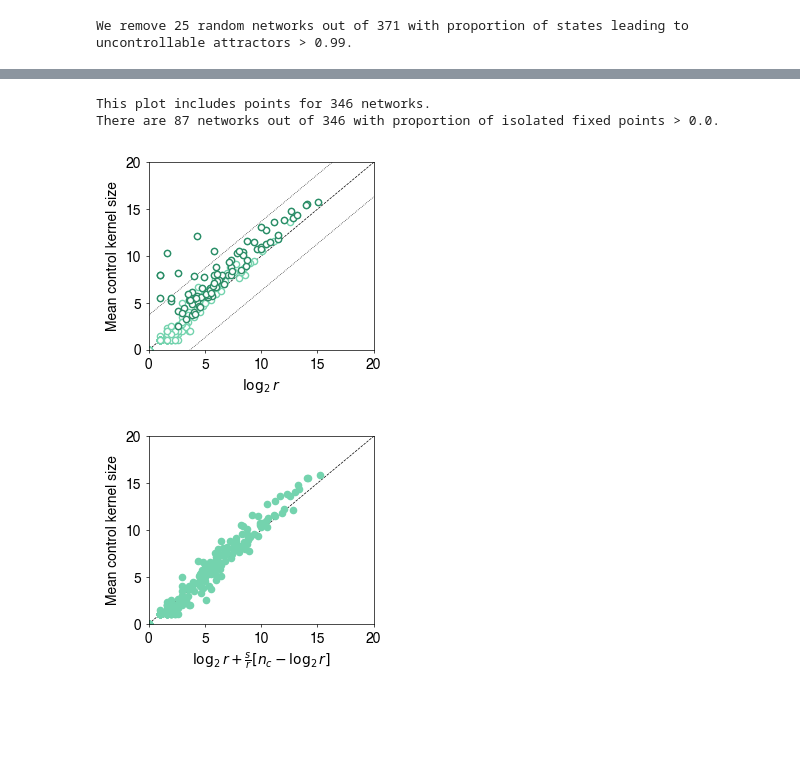
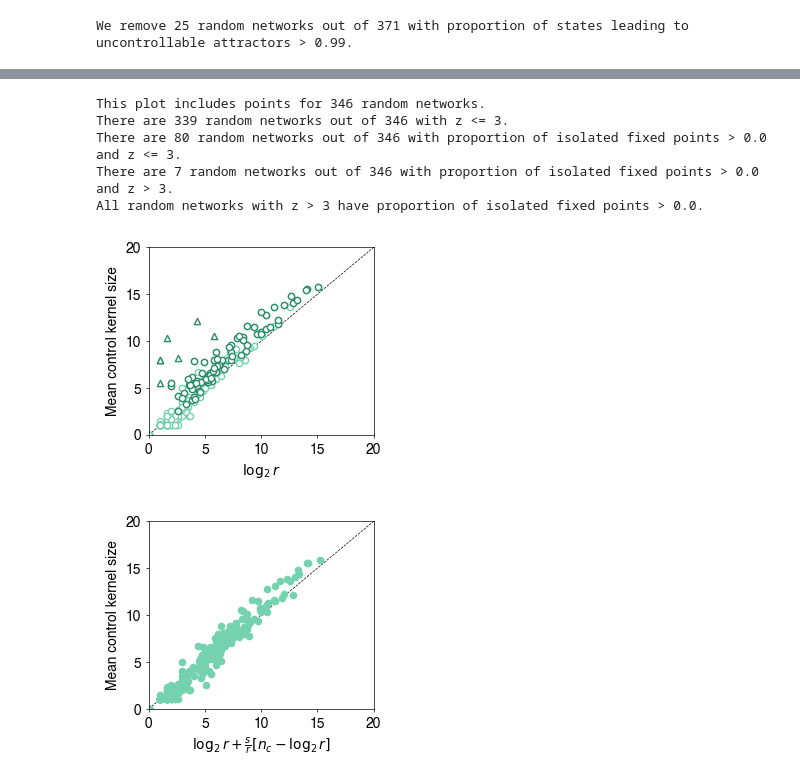
Before and after one commit to bcdaniels/Control-of-Synthetic-Boolean-Networks, a Jupyter notebook: CK_basin_sizes/basin-paper-figures.ipynb, the cells around one changed output, grey strips where cells are left out. Drawn from its saved outputs; the diff is of its cells as text; code cells hidden in the pictures; blank space fills up the shorter version.

```diff
--- a/CK_basin_sizes/basin-paper-figures.ipynb
+++ b/CK_basin_sizes/basin-paper-figures.ipynb
@@ -700,3 +701,9 @@ print("We remove {} random networks out of {} with proportion of states leading
     len(dfExactRandomAll)-len(dfExactRandomAll_Filtered),len(dfExactRandomAll),uncontrollable_fraction_threshold))
 # %% [output]
 We remove 25 random networks out of 371 with proportion of states leading to uncontrollable attractors > 0.99.
+# %%
+resids_random = dfExactRandomAll_Filtered['mean control kernel size'] - np.log2(dfExactRandomAll_Filtered['number of attractors'])
+resids_random_corrected = dfExactRandomAll_Filtered['mean control kernel size'] - dfExactRandomAll_Filtered['predict_ck_separate_isolated']
+
+zscores_random = (resids_random - np.mean(resids_random))/np.std(resids_random)
+zscores_random_corrected = (resids_random_corrected - np.mean(resids_random_corrected))/np.std(resids_random_corrected)
@@ -703,46 +767,67 @@ We remove 25 random networks out of 371 with proportion of states leading to unc
 # %%
 # plot control kernel size with respect to the number of attractors for random networks
 
 plt.figure(figsize=figsize)
-plt.scatter(np.log2(dfExactRandomAll_Filtered['number of attractors']),
-            dfExactRandomAll_Filtered['mean control kernel size'],
+df_random_smallz = dfExactRandomAll_Filtered[ abs(zscores_random) <= 3 ]
+plt.scatter(np.log2(df_random_smallz['number of attractors']),
+            df_random_smallz['mean control kernel size'],
             s=markersize,
             label='Actual CK size',
             c='w',
             edgecolors=colors1['random'])
-print("This plot includes points for {} networks.".format(dfExactRandomAll_Filtered['mean control kernel size'].count()))
+print("This plot includes points for {} random networks.".format(dfExactRandomAll_Filtered['mean control kernel size'].count()))
+print("There are {} random networks out of {} with z <= 3.".format(len(df_random_smallz),len(dfExactRandomAll_Filtered)))
 
 # highlight networks with large proportion of isolated fixed points
 threshold = 0.0
-dfExactRandomAll_largeProp = dfExactRandomAll_Filtered[dfExactRandomAll_Filtered['number of isolated fixed points'] > threshold]
+dfExactRandomAll_largeProp = dfExactRandomAll_Filtered[(dfExactRandomAll_Filtered['number of isolated fixed points'] > threshold) & \
+                                                        (abs(zscores_random) <= 3) ]
 plt.scatter(np.log2(dfExactRandomAll_largeProp['number of attractors']),
             dfExactRandomAll_largeProp['mean control kernel size'],
             s=markersize,
             label='Actual CK size',
             c='w',
             edgecolors=colors1['random dark'])
-print("There are {} networks out of {} with proportion of isolated fixed points > {}.".format(
+print("There are {} random networks out of {} with proportion of isolated fixed points > {} and z <= 3.".format(
     len(dfExactRandomAll_largeProp),len(dfExactRandomAll_Filtered),threshold))
+
+# highlight networks with large z
+df_random_largez = dfExactRandomAll_Filtered[ abs(zscores_random) > 3 ]
+plt.scatter(np.log2(df_random_largez['number of attractors']),
+            df_random_largez['mean control kernel size'],
+            s=markersize,
+            marker='^',
+            label='Actual CK size',
+            c='w',
+            edgecolors=colors1['random dark'])
+print("There are {} random networks out of {} with proportion of isolated fixed points > {} and z > 3.".format(
+    len(df_random_largez),len(dfExactRandomAll_Filtered),threshold))
+if len(df_random_largez[df_random_largez['number of isolated fixed points'] <= threshold])==0:
+    print("All random networks with z > 3 have proportion of isolated fixed points > {}.".format(threshold))
+else:
+    raise Exception
 
 plt.xlabel('$\\log_2{r}$')
 plt.ylabel('Mean control kernel size')
 #plt.xscale('log')
 plt.plot([minsize,maxsize],[minsize,maxsize],'k--',lw=0.5,zorder=-10)
 
-# 2024/7/25 include 3-sigma lines (do we want to include a mean offset?
-sigma_random = 1.23 # from enrico
-plt.plot([minsize,maxsize],[minsize+3*sigma_random,maxsize+3*sigma_random],'k:',lw=0.5,zorder=-10)
-plt.plot([minsize,maxsize],[minsize-3*sigma_random,maxsize-3*sigma_random],'k:',lw=0.5,zorder=-10)
+# # 2024/7/25 include 3-sigma lines (do we want to include a mean offset?)
+# plt.plot([minsize,maxsize],[minsize+3*sigma_random,maxsize+3*sigma_random],'k:',lw=0.5,zorder=-10)
+# plt.plot([minsize,maxsize],[minsize-3*sigma_random,maxsize-3*sigma_random],'k:',lw=0.5,zorder=-10)
 
 plt.axis(xmin=minsize,xmax=maxsize,ymin=minsize,ymax=maxsize)
 plt.yticks([0,5,10,15,20])
 plt.subplots_adjust(bottom=bottom,top=top,left=left,right=right)
 makePretty()
-plt.savefig('240725_ck_size_vs_log2r_random.pdf')
+plt.savefig('240819_ck_size_vs_log2r_random.pdf')
 # %% [output]
-This plot includes points for 346 networks.
-There are 87 networks out of 346 with proportion of isolated fixed points > 0.0.
+This plot includes points for 346 random networks.
+There are 339 random networks out of 346 with z <= 3.
+There are 80 random networks out of 346 with proportion of isolated fixed points > 0.0 and z <= 3.
+There are 7 random networks out of 346 with proportion of isolated fixed points > 0.0 and z > 3.
+All random networks with z > 3 have proportion of isolated fixed points > 0.0.
-[figure, old version]
+[figure, new version]
 # %%
 # plot actual ck size versus isolated approximation for random networks
 
```
Also changed, not shown: parts of 32 cells of this notebook.
